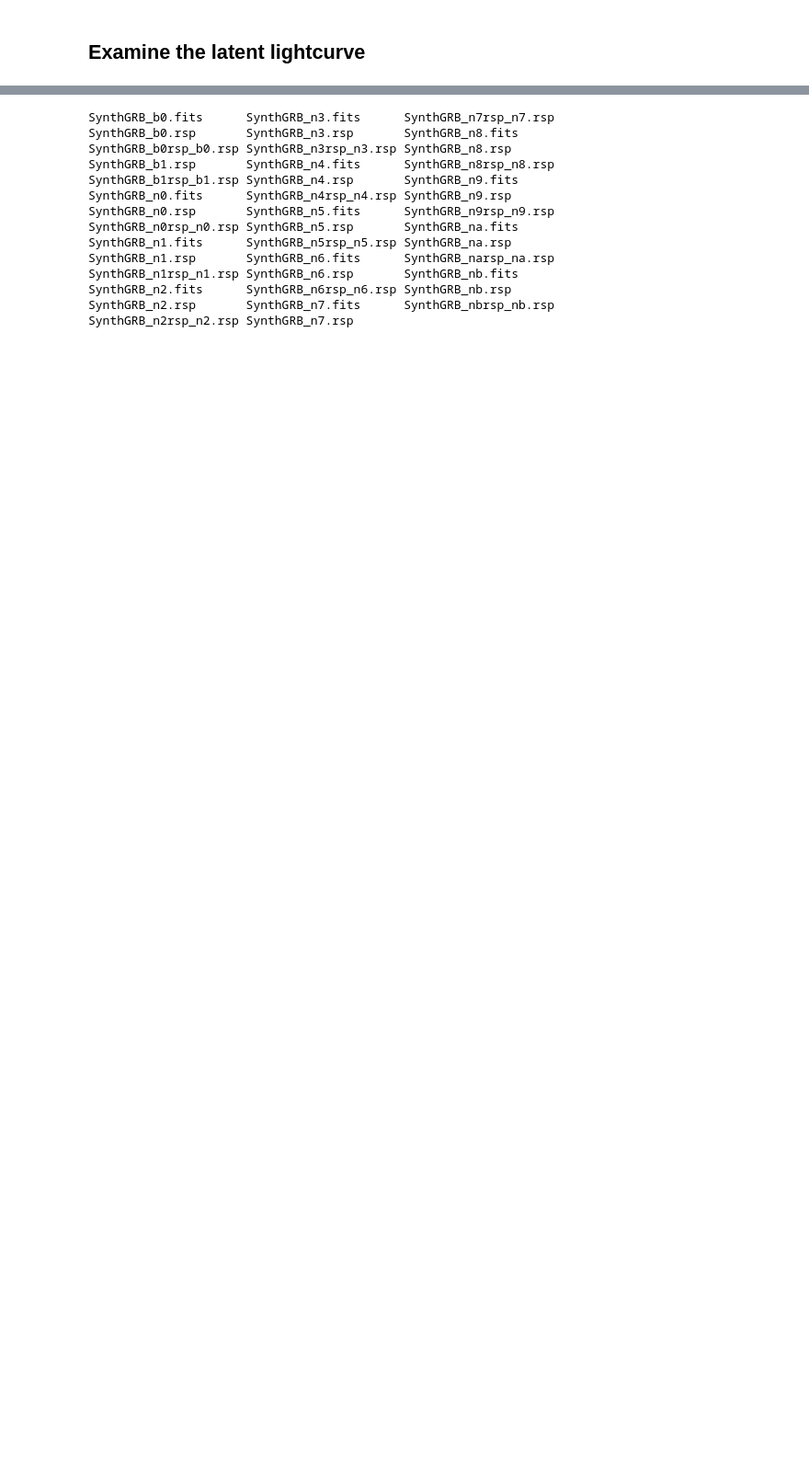
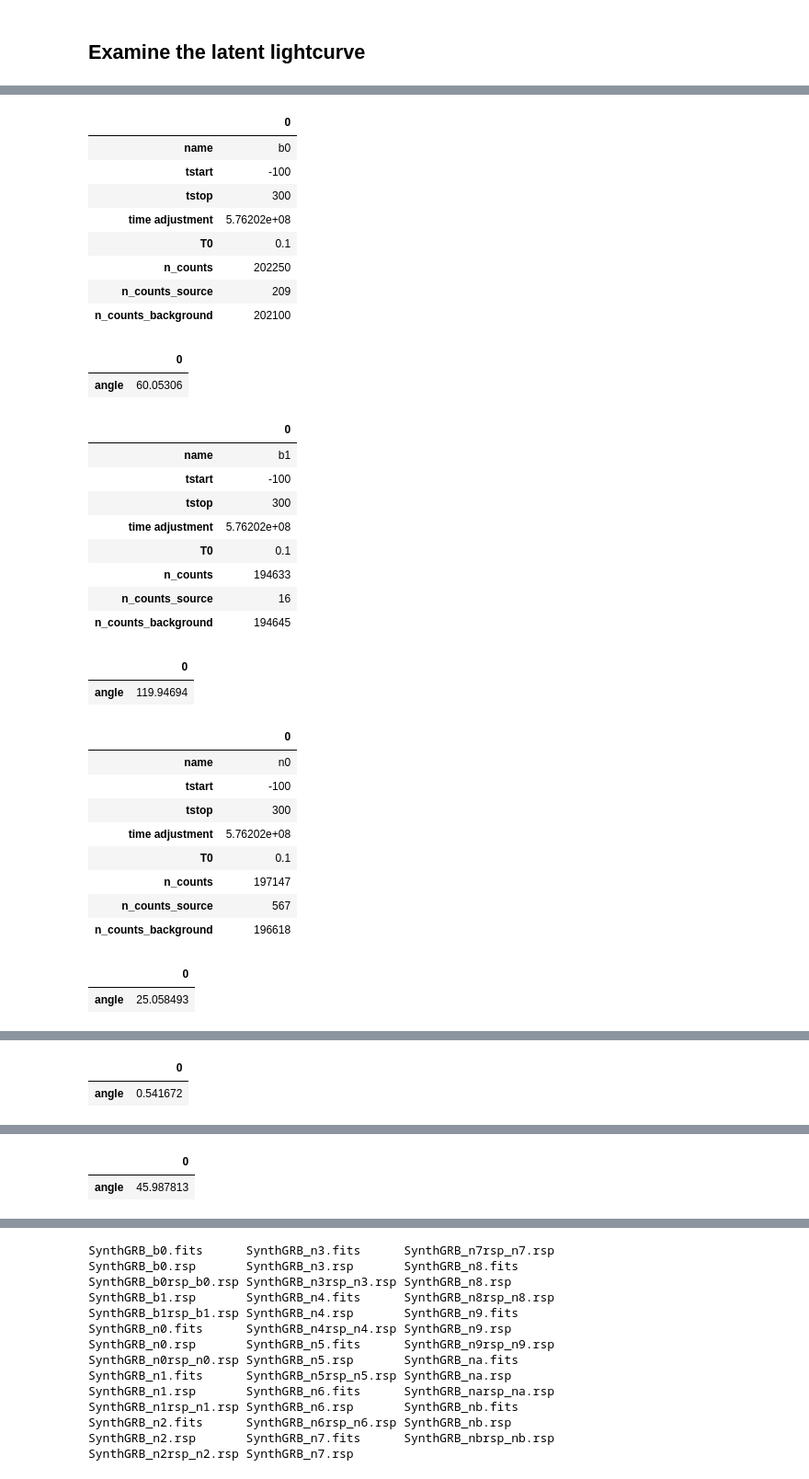
Before and after one commit to grburgess/cosmogrb, a Jupyter notebook: docs/notebooks/grb.ipynb, the cells around one changed output, grey strips where cells are left out. Shown at 92% size. Drawn from its saved outputs; the diff is of its cells as text; code cells hidden in the pictures; blank space fills up the shorter version.

```diff
--- a/docs/notebooks/grb.ipynb
+++ b/docs/notebooks/grb.ipynb
@@ -68,0 +108,39 @@ grb_reload = cosmogrb.GRBSave.from_file('test_grb.h5')
+# %%
+for key in grb_reload.keys:
+
+    lightcurve = grb_reload[key]['lightcurve']
+    lightcurve.info()
+# %% [output]
+|  | 0 |
+| name | b0 |
+| tstart | -100 |
+| tstop | 300 |
+| time adjustment | 5.76202e+08 |
+| T0 | 0.1 |
+| n_counts | 202250 |
+| n_counts_source | 209 |
+| n_counts_background | 202100 |
+|  | 0 |
+| angle | 60.05306 |
+|  | 0 |
+| name | b1 |
+| tstart | -100 |
+| tstop | 300 |
+| time adjustment | 5.76202e+08 |
+| T0 | 0.1 |
+| n_counts | 194633 |
+| n_counts_source | 16 |
+| n_counts_background | 194645 |
+|  | 0 |
+| angle | 119.94694 |
+|  | 0 |
+| name | n0 |
+| tstart | -100 |
+| tstop | 300 |
+| time adjustment | 5.76202e+08 |
+| T0 | 0.1 |
+| n_counts | 197147 |
+| n_counts_source | 567 |
+| n_counts_background | 196618 |
+|  | 0 |
+| angle | 25.058493 |
@@ -68,0 +156,2 @@ grb_reload = cosmogrb.GRBSave.from_file('test_grb.h5')
+|  | 0 |
+| angle | 0.541672 |
@@ -68,0 +167,2 @@ grb_reload = cosmogrb.GRBSave.from_file('test_grb.h5')
+|  | 0 |
+| angle | 45.987813 |
```
Also changed, not shown: parts of 18 cells of this notebook, 4 other files.
